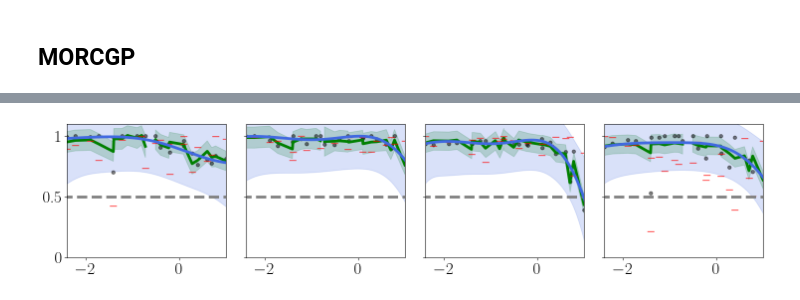
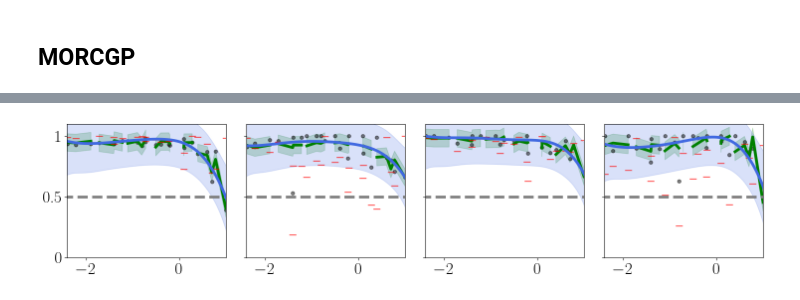
Before and after one commit to joshuarooijakkers/robust_conjugate_MOGP, a Jupyter notebook: experiments/cisplatin/cisplatin_MOGP.ipynb, the cells around one changed output, grey strips where cells are left out. Drawn from its saved outputs; the diff is of its cells as text; code cells hidden in the pictures.

```diff
--- a/experiments/cisplatin/cisplatin_MOGP.ipynb
+++ b/experiments/cisplatin/cisplatin_MOGP.ipynb
@@ -47,15 +47,20 @@ def preprocess_data(df, cell_line_indices):
 
     df_subset = df_copy[df_copy['cell_line'].isin(selected_cell_lines)]
 
+    # Pivot as before
     pivoted = df_subset.pivot(index='cell_line', columns='log10_dose', values='viability')
+
+    # Reorder rows to match the original selection order
+    pivoted = pivoted.loc[selected_cell_lines]
 
     Y = pivoted.to_numpy()
     x = pivoted.columns.to_numpy().reshape(-1, 1)
 
     return x, Y.T
 
-list_cell_lines = [3, 13, 15, 29, 0, 1, 2, 4, 5, 6, 7, 8, 9, 10, 11, 12]
-# list_cell_lines = [3, 13, 15, 29]
+# list_cell_lines = [3, 13, 15, 81, 0, 1, 2, 4, 5, 6, 7, 8, 9, 10, 11, 12]
+# list_cell_lines = [3, 13, 15, 81]
+list_cell_lines = range(64)
 x, Y = preprocess_data(df, list_cell_lines)
 # %%
 def visual_examples(df, k):
@@ -176,11 +181,11 @@ Optimized A: [[ 0.16850036 -0.03896239 -0.2443011  -0.23790284 -0.2656723 ]
 # Plotting
 fig, axs = plt.subplots(1, 4, figsize=(16, 4))  # Dynamically adjust figure size
 
-for i in range(4):
-    axs[i].plot(x.flatten(), Y[:, i], 'o', color='black', alpha=0.5)
+for i, j in enumerate([3, 13, 15, 41]):
+    axs[i].plot(x.flatten(), Y[:, j], 'o', color='black', alpha=0.5)
     axs[i].plot(x_test, prior_mean * np.ones((len(x_test), 1)), '--', color='grey')
-    axs[i].plot(x_test.flatten(), mu[:, i], '-', color='royalblue', label='Predicted Mean')
-    axs[i].fill_between(x_test.flatten(), mu[:, i] - 2*std[:, i], mu[:, i] + 2*std[:, i],
+    axs[i].plot(x_test.flatten(), mu[:, j], '-', color='royalblue', label='Predicted Mean')
+    axs[i].fill_between(x_test.flatten(), mu[:, j] - 2*std[:, j], mu[:, j] + 2*std[:, j],
                         color='royalblue', alpha=0.2, label='±2 Std. Dev.')
 
     axs[i].set_ylim([0, 1.2])
@@ -233,15 +238,15 @@ fig, axs = plt.subplots(1, n_outputs, figsize=(4 * n_outputs, 4))  # Dynamically
 for i in range(n_outputs):
     axs[i].plot(x.flatten(), Y[:, i], 'o', color='black', alpha=0.5)
 
-    axs[i].plot(x.flatten(), predictive_means[:, i], '-', color='blue', label=f'Predictive Mean')
-    axs[i].fill_between(x.flatten(), predictive_means[:, i] - 2*np.sqrt(predictive_variances)[:, i], predictive_means[:, i] + 2*np.sqrt(predictive_variances)[:, i], color='blue', alpha=0.2, label=f'±2 Std. Dev.')
+    # axs[i].plot(x.flatten(), predictive_means[:, i], '-', color='blue', label=f'Predictive Mean')
+    # axs[i].fill_between(x.flatten(), predictive_means[:, i] - 2*np.sqrt(predictive_variances)[:, i], predictive_means[:, i] + 2*np.sqrt(predictive_variances)[:, i], color='blue', alpha=0.2, label=f'±2 Std. Dev.')
 
     axs[i].plot(x_test, prior_mean * np.ones((len(x_test), 1)), '--', color='grey')
     axs[i].plot(x_test.flatten(), mu[:, i], '-', color='royalblue', label='Predicted Mean')
     axs[i].fill_between(x_test.flatten(), mu[:, i] - 2*std[:, i], mu[:, i] + 2*std[:, i],
                         color='royalblue', alpha=0.2, label='±2 Std. Dev.')
 
-    axs[i].set_ylim([0, 2])
+    axs[i].set_ylim([0, 1.2])
     axs[i].set_xlim([x[0], x[-1]])
     axs[i].set_yticks([0, 0.5, 1])
 
@@ -261,34 +266,34 @@ plt.show()
 # %%
 # Plotting
 fig, axs = plt.subplots(1, 4, figsize=(4 * 4, 4))  # Dynamically adjust figure size
 
-for i in range(4):
-    axs[i].plot(x.flatten(), Y[:, i], 'o', color='black', alpha=0.5)
+for i, j in enumerate([3, 13, 15, 41]):
+    axs[i].plot(x.flatten(), Y[:, j], 'o', color='black', alpha=0.5)
 
-    axs[i].plot(x.flatten(), predictive_means[:, i], '-', color='green', label=f'Predictive Mean')
-    axs[i].fill_between(x.flatten(), predictive_means[:, i] - np.sqrt(predictive_variances)[:, i], predictive_means[:, i] + np.sqrt(predictive_variances)[:, i], color='green', alpha=0.2, label=f'±2 Std. Dev.')
+    axs[i].plot(x.flatten(), predictive_means[:, j], '-', color='green', label=f'Predictive Mean')
+    axs[i].fill_between(x.flatten(), predictive_means[:, j] - np.sqrt(predictive_variances)[:, j], predictive_means[:, j] + np.sqrt(predictive_variances)[:, j], color='green', alpha=0.2, label=f'±2 Std. Dev.')
 
-    axs[i].plot(x.flatten(), ((morcgp.w.reshape(n_outputs,-1).T/(morcgp.noise/2)**0.5))[:,i], '_', color='red', label=f'Predictive Mean', markersize=10)
+    axs[i].plot(x.flatten(), ((morcgp.w.reshape(n_outputs,-1).T/(morcgp.noise/2)**0.5))[:,j], '_', color='red', label=f'Predictive Mean', markersize=10)
 
     axs[i].plot(x_test, prior_mean * np.ones((len(x_test), 1)), '--', color='grey')
-    axs[i].plot(x_test.flatten(), mu[:, i], '-', color='royalblue', label='Predicted Mean')
-    axs[i].fill_between(x_test.flatten(), mu[:, i] - 2*std[:, i], mu[:, i] + 2*std[:, i],
+    axs[i].plot(x_test.flatten(), mu[:, j], '-', color='royalblue', label='Predicted Mean')
+    axs[i].fill_between(x_test.flatten(), mu[:, j] - 2*std[:, j], mu[:, j] + 2*std[:, j],
                         color='royalblue', alpha=0.2, label='±2 Std. Dev.')
 
     axs[i].set_ylim([0.9, 1.1])
     axs[i].set_xlim([x[0], x[-1]])
     axs[i].set_yticks([0, 0.5, 1])
 
     if i == 0:
         axs[i].set_yticklabels(['0', '0.5', '1'])  # Only show labels on the leftmost plot
     else:
         axs[i].set_yticklabels([])  # Hide on all others
 
 # # Common axis labels
 # fig.text(0.5, 0.04, 'log cisplatin dose', ha='center', fontsize=24)
 # fig.text(0.04, 0.5, 'Viability', va='center', rotation='vertical', fontsize=24)
 
 plt.tight_layout(rect=[0.05, 0.05, 1, 1])  # Leave room for the labels
 plt.show()
 # %% [output]
-[figure, old version]
+[figure, new version]
```
Also changed, not shown: parts of 4 cells of this notebook.
